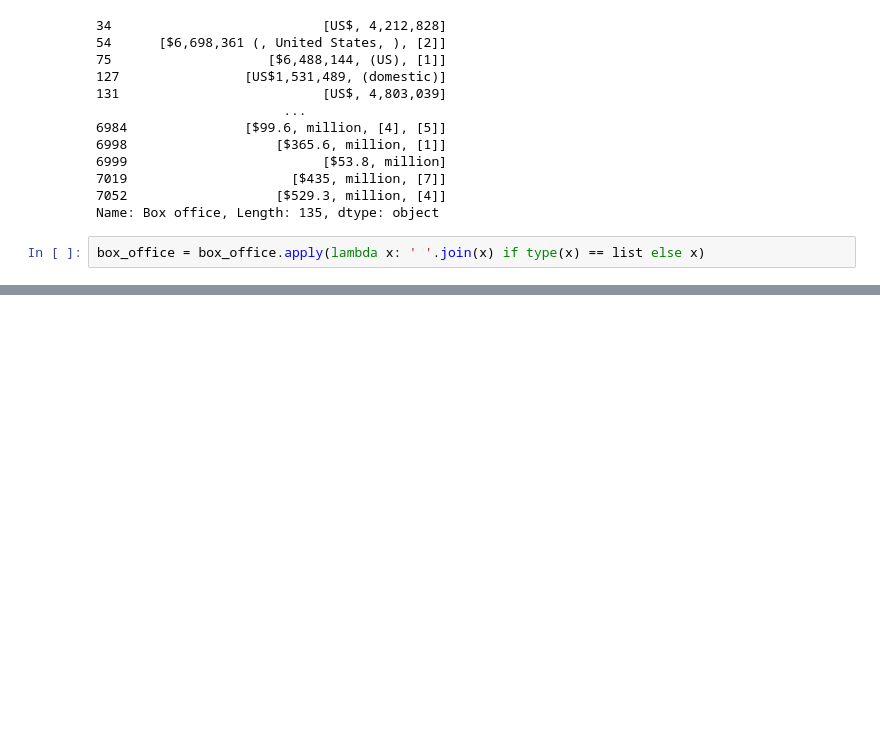
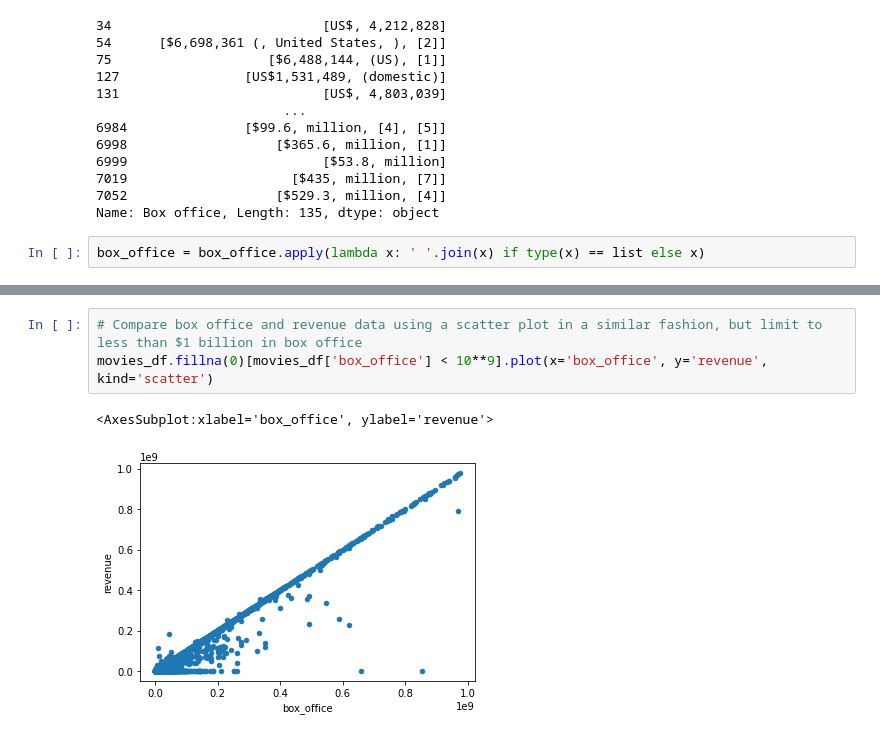
Before and after one commit to JeremyKRay/Movies-ETL, a Jupyter notebook: Movies-ETL.ipynb, the cells around one changed output, grey strips where cells are left out. Cells and saved outputs as stored; diff of their text form; blank space fills up the shorter version.

```diff
--- a/Movies-ETL.ipynb
+++ b/Movies-ETL.ipynb
@@ -903,0 +989,6 @@ Name: rating, dtype: float64
+# %%
+# Compare box office and revenue data using a scatter plot in a similar fashion, but limit to less than $1 billion in box office
+movies_df.fillna(0)[movies_df['box_office'] < 10**9].plot(x='box_office', y='revenue', kind='scatter')
+# %% [output]
+<AxesSubplot:xlabel='box_office', ylabel='revenue'>
+[figure, added]
```
Also changed, not shown: parts of 116 cells of this notebook.
